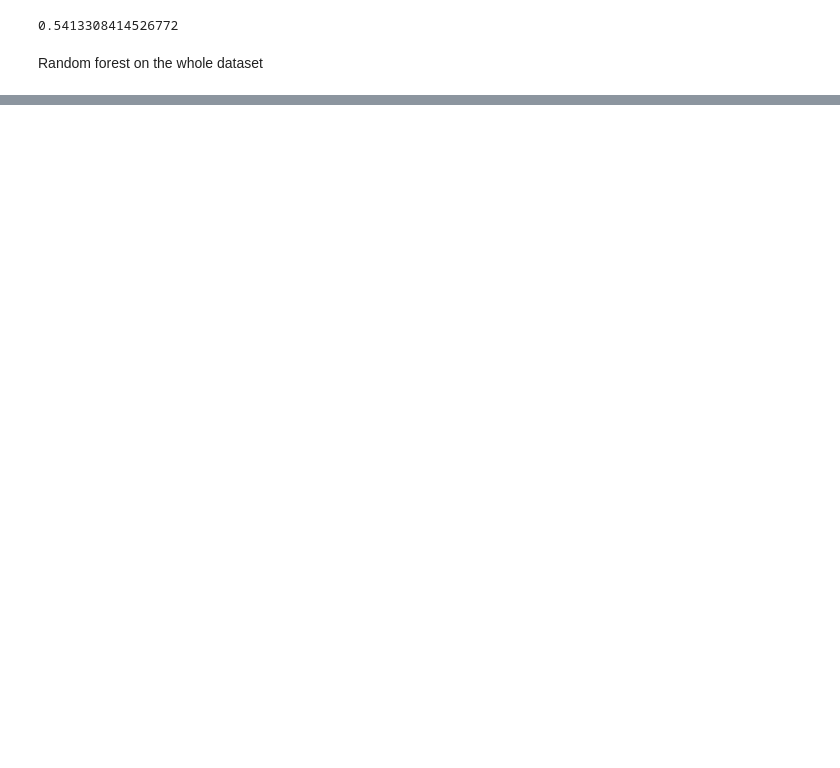
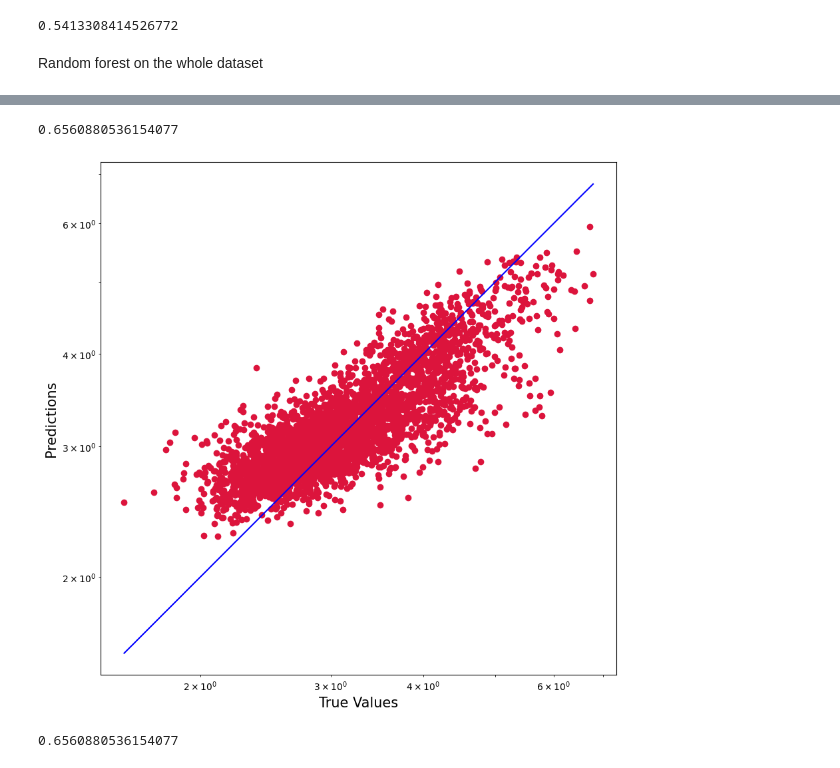
Before and after one commit to MartinKirkegaardDK/Bachelor, a Jupyter notebook: dist_calculations.ipynb, the cells around one changed output, grey strips where cells are left out. Cells and saved outputs as stored; diff of their text form; code cells hidden in the pictures; blank space fills up the shorter version.

```diff
--- a/dist_calculations.ipynb
+++ b/dist_calculations.ipynb
@@ -215,4 +189,0 @@ X_train, X_test, y_train, y_test = train_test_split(X, Y, test_size=0.20, random
-# %%
-for i in y_train:
-    if i == 'NaN':
-        print("3")
@@ -242,0 +208,36 @@ def with_distance():
+# %%
+
+X_dict, Y_dict = load_everthing_old()
+X = list(X_dict.values())
+scaler = StandardScaler()
+X = scaler.fit_transform(X)
+Y = [i[0] for i in Y_dict.values()]
+Y = np.log10(Y)
+X_train, X_test, y_train, y_test = train_test_split(X, Y, test_size=0.20, random_state=42)
+
+rf = RandomForestRegressor(n_estimators = 150, max_features = 'sqrt', max_depth = None, min_samples_leaf=2, min_samples_split=2, random_state = 18).fit(X_train, y_train)
+
+prediction = rf.predict(X_test)
+r2 = r2_score(y_test, prediction)
+print(r2)
+
+plt.figure(figsize=(10,10))
+plt.scatter(y_test, prediction, c='crimson')
+plt.yscale('log')
+plt.xscale('log')
+
+p1 = max(max(prediction), max(y_test))
+p2 = min(min(prediction), min(y_test))
+plt.plot([p1, p2], [p1, p2], 'b-')
+plt.xlabel('True Values', fontsize=15)
+plt.ylabel('Predictions', fontsize=15)
+plt.axis('equal')
+plt.show()
+# %% [output]
+0.6560880536154077
+[figure, added]
+# %%
+rf_with_distance()
+rf_without_distance()
+# %% [output]
+0.6560880536154077
```
Also changed, not shown: parts of 23 cells of this notebook, 4 other files.
